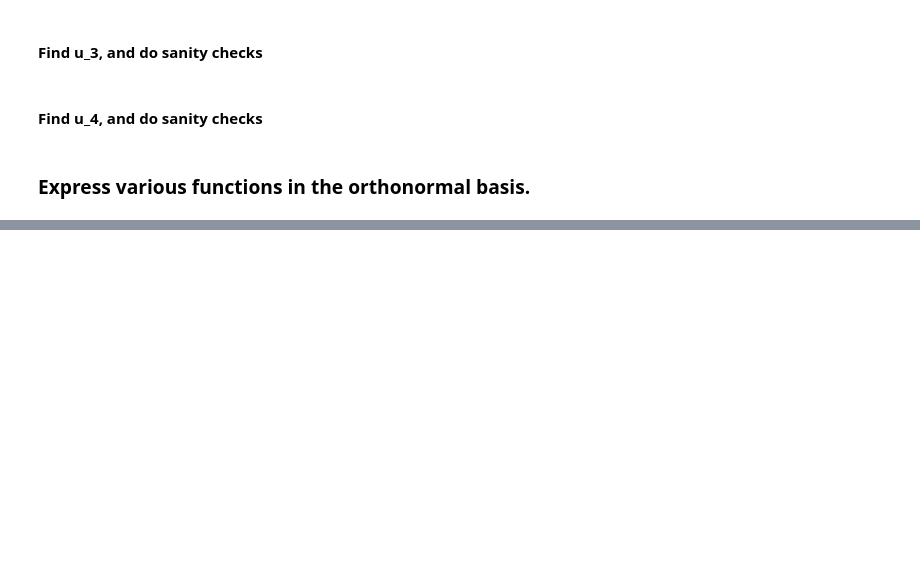
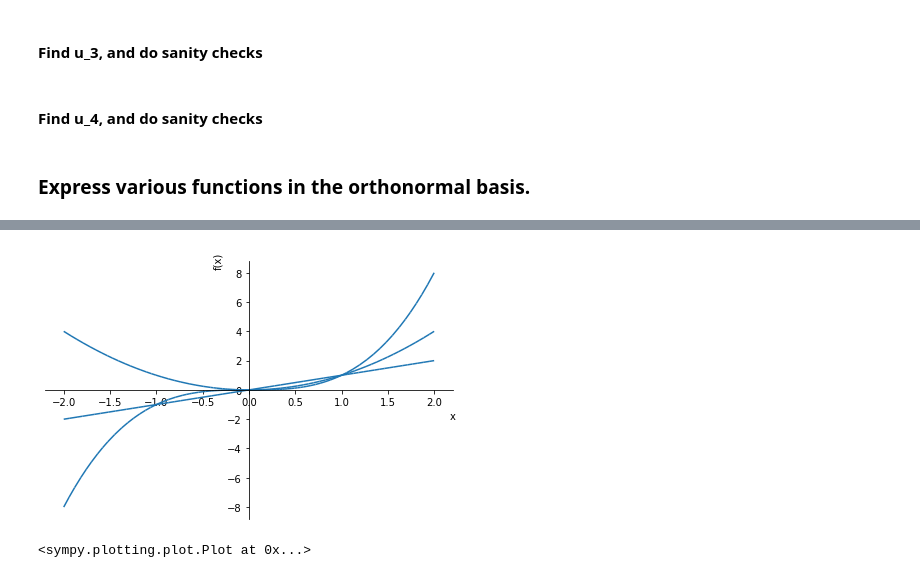
Before and after one commit to awangberg/Math311_Linear_algebra_code_projects, a Jupyter notebook: Gram_Schmidt_Process_with_Poynomial_Function_Spaces.ipynb, the cells around one changed output, grey strips where cells are left out. Drawn from its saved outputs; the diff is of its cells as text; code cells hidden in the pictures; blank space fills up the shorter version.

```diff
--- a/Gram_Schmidt_Process_with_Poynomial_Function_Spaces.ipynb
+++ b/Gram_Schmidt_Process_with_Poynomial_Function_Spaces.ipynb
@@ -262,0 +293,6 @@ plot(cc, cc0)
+# %%
+}  ppp = plot(x,x**2, x**3, (x,-2,2))
+ppp
+# %% [output]
+[figure, added]
+<sympy.plotting.plot.Plot at 0x...>
```
Also changed, not shown: parts of 6 cells of this notebook.
